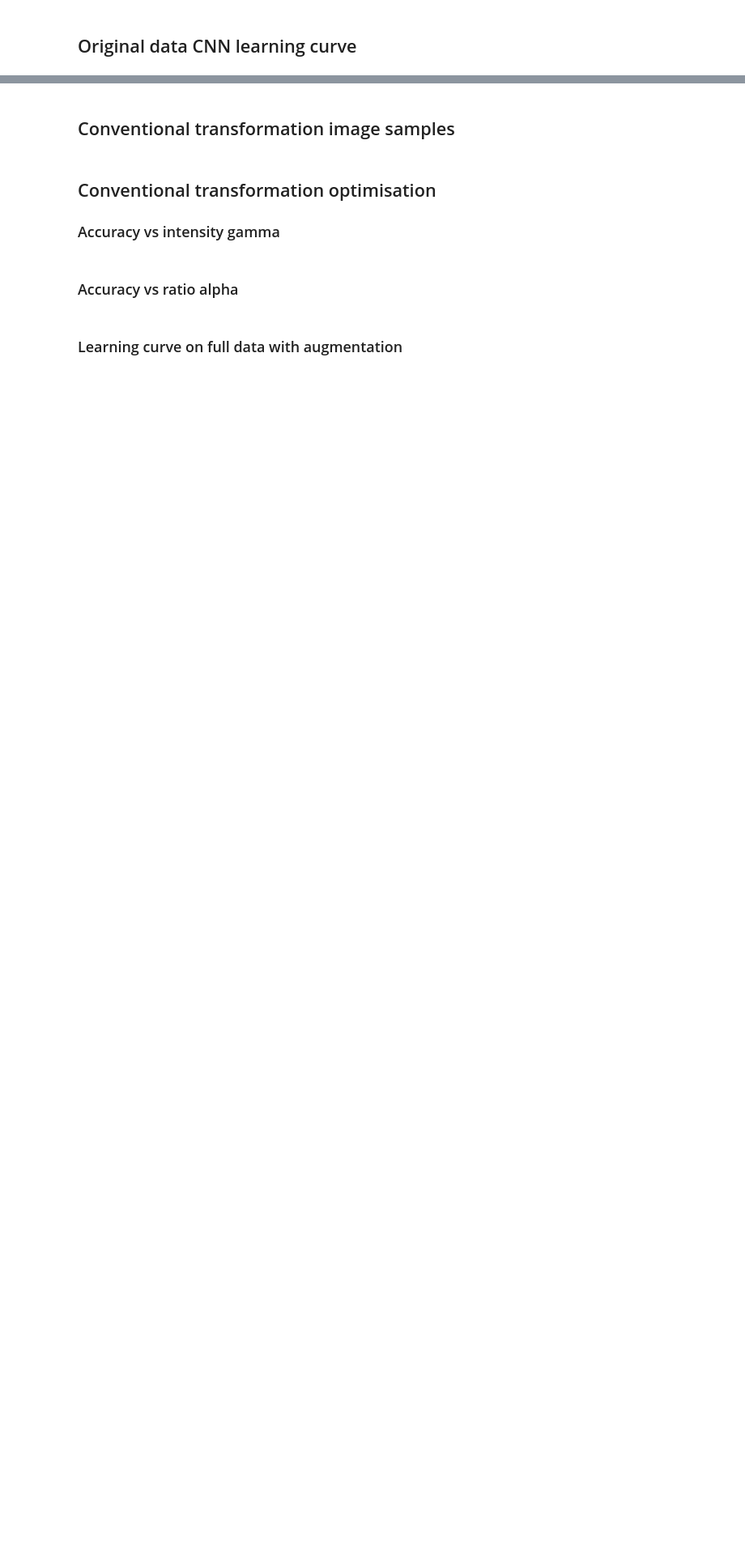
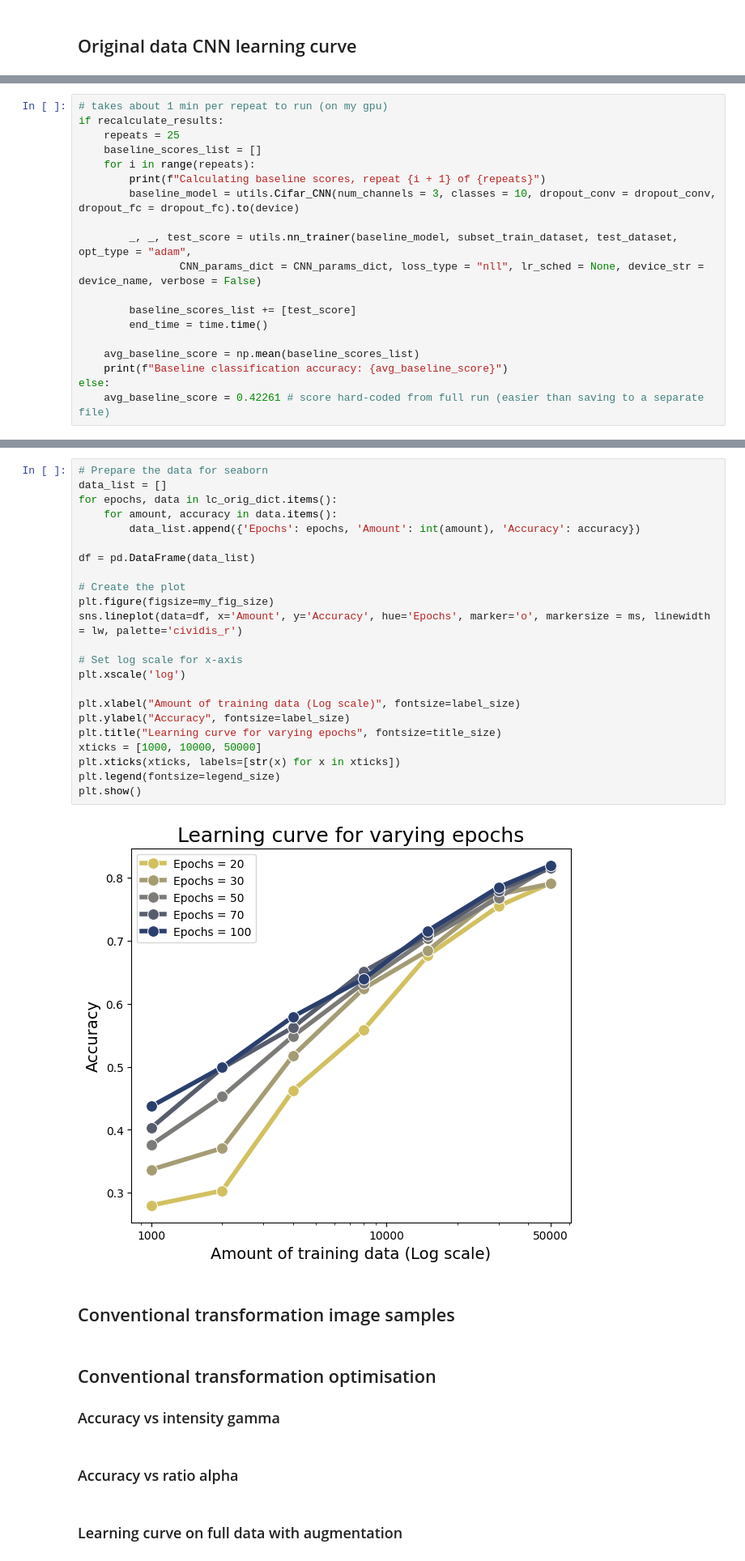
Before and after one commit to ar929/syn-data-comp, a Jupyter notebook: reproduce_results.ipynb, the cells around one changed output, grey strips where cells are left out. Shown at 81% size. Drawn from its saved outputs; the diff is of its cells as text; blank space fills up the shorter version.

Commit message:
Training CNN model on real data & learning curve

```diff
--- a/reproduce_results.ipynb
+++ b/reproduce_results.ipynb
@@ -2,0 +74,19 @@
+# %%
+# takes about 1 min per repeat to run (on my gpu)
+if recalculate_results:
+    repeats = 25
+    baseline_scores_list = []
+    for i in range(repeats):
+        print(f"Calculating baseline scores, repeat {i + 1} of {repeats}")
+        baseline_model = utils.Cifar_CNN(num_channels = 3, classes = 10, dropout_conv = dropout_conv, dropout_fc = dropout_fc).to(device)
+
+        _, _, test_score = utils.nn_trainer(baseline_model, subset_train_dataset, test_dataset, opt_type = "adam",
+                CNN_params_dict = CNN_params_dict, loss_type = "nll", lr_sched = None, device_str = device_name, verbose = False)
+
+        baseline_scores_list += [test_score]
+        end_time = time.time()
+
+    avg_baseline_score = np.mean(baseline_scores_list)
+    print(f"Baseline classification accuracy: {avg_baseline_score}")
+else:
+    avg_baseline_score = 0.42261 # score hard-coded from full run (easier than saving to a separate file)
@@ -3,3 +169,28 @@
+# %%
+# Prepare the data for seaborn
+data_list = []
+for epochs, data in lc_orig_dict.items():
+    for amount, accuracy in data.items():
+        data_list.append({'Epochs': epochs, 'Amount': int(amount), 'Accuracy': accuracy})
+
+df = pd.DataFrame(data_list)
+
+# Create the plot
+plt.figure(figsize=my_fig_size)
+sns.lineplot(data=df, x='Amount', y='Accuracy', hue='Epochs', marker='o', markersize = ms, linewidth = lw, palette='cividis_r')
+
+# Set log scale for x-axis
+plt.xscale('log')
+
+plt.xlabel("Amount of training data (Log scale)", fontsize=label_size)
+plt.ylabel("Accuracy", fontsize=label_size)
+plt.title("Learning curve for varying epochs", fontsize=title_size)
+xticks = [1000, 10000, 50000]
+plt.xticks(xticks, labels=[str(x) for x in xticks])
+plt.legend(fontsize=legend_size)
+plt.show()
+# %% [output]
+[figure, added]
 # %% [markdown]
 ## Conventional transformation image samples
 # %% [markdown]
```
Also changed, not shown: parts of 9 cells of this notebook, 2 other files.
